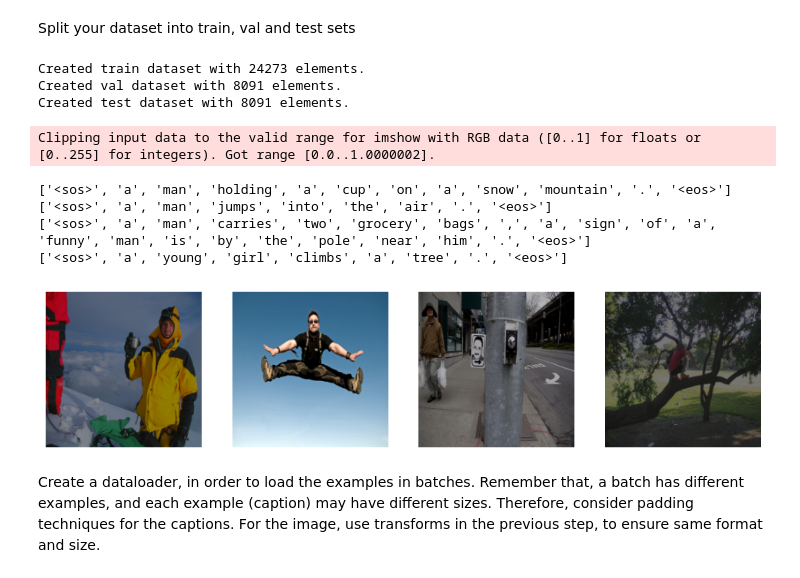
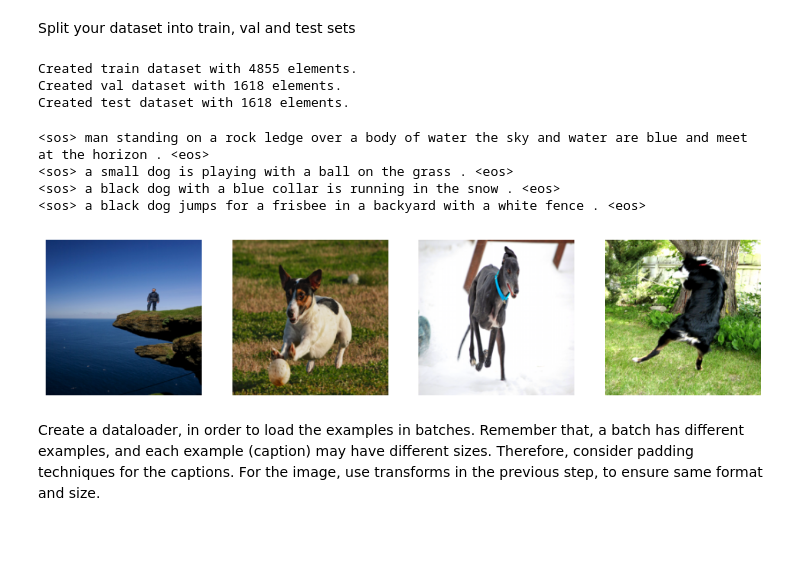
Before and after one commit to liviuflo/dnd-assignment2, a Jupyter notebook: DND_Assignment_2_24_25_1.ipynb, the cells around one changed output. Cells and saved outputs as stored; diff of their text form; code cells hidden in the pictures; blank space fills up the shorter version.

Commit message:
fix splits

```diff
--- a/DND_Assignment_2_24_25_1.ipynb
+++ b/DND_Assignment_2_24_25_1.ipynb
@@ -151,27 +146,33 @@ Loaded 40455 (image, caption) pairs.
 # %% [markdown]
 Split your dataset into train, val and test sets
 # %%
-from torch.utils.data import random_split
+import random
 
 
 class FlickrSubset(Dataset):
-    def __init__(self, data, vocab, transform=None, split="train"):
+    def __init__(self, data: dict, vocab, img_dir, transform=None, split="train"):
         self.data = data
+        self.img_names = list(self.data.keys())
         self.vocab = vocab
+        self.img_dir = img_dir
         self.transform = transform
         self.split = split
 
         print(f"Created {self.split} dataset with {len(self)} elements.")
 
     def __len__(self):
-        return len(self.data)
+        return len(self.img_names)
 
     def __getitem__(self, index):
-        img, caption = self.data[index]
+        img_name = self.img_names[index]
+        caption = random.sample(self.data[img_name], k=1)[0]
+
+        img_path = os.path.join(self.img_dir, img_name)
+        image = plt.imread(img_path)
         if self.transform:
-            img = self.transform(img)
+            image = self.transform(image)
 
-        return img, caption
+        return image, torch.tensor(caption)
 
 
 IMG_SIZE = (224, 224)
@@ -184,7 +185,7 @@ common_transforms = [
     transforms.Resize(IMG_SIZE),
     transforms.Normalize(NORM_MEAN, NORM_STD),
 ]
-train_transforms = common_transforms
+train_transforms = list(common_transforms)
 train_transforms.insert(
     2, transforms.ColorJitter(brightness=0.5, contrast=0.5, saturation=0.5)
 )
@@ -193,20 +194,25 @@ train_transform = transforms.Compose(train_transforms)
 val_test_transform = transforms.Compose(common_transforms)
 
 
-# Fix generator for reproducible results
-splits = random_split(dataset, [0.6, 0.2, 0.2], torch.Generator().manual_seed(0))
-
-train_dataset = FlickrSubset(splits[0], VOCAB, train_transform, split="train")
-val_dataset = FlickrSubset(splits[1], VOCAB, val_test_transform, split="val")
-test_dataset = FlickrSubset(splits[2], VOCAB, val_test_transform, split="test")
+train_dataset = FlickrSubset(
+    _train_data, VOCAB, IMAGES_DIR, train_transform, split="train"
+)
+val_dataset = FlickrSubset(
+    _val_data, VOCAB, IMAGES_DIR, val_test_transform, split="val"
+)
+test_dataset = FlickrSubset(
+    _test_data, VOCAB, IMAGES_DIR, val_test_transform, split="test"
+)
 # %% [output]
-Created train dataset with 24273 elements.
-Created val dataset with 8091 elements.
-Created test dataset with 8091 elements.
+Created train dataset with 4855 elements.
+Created val dataset with 1618 elements.
+Created test dataset with 1618 elements.
 # %%
 import random
 
 import numpy as np
+
+random.seed(0)
 
 
 def denormalize(tensor, mean=NORM_MEAN, std=NORM_STD):
@@ -225,41 +231,42 @@ def denormalize(tensor, mean=NORM_MEAN, std=NORM_STD):
     if not isinstance(mean, (list, tuple)):
         mean = [mean]
     if not isinstance(std, (list, tuple)):
         std = [std]
 
     mean = torch.tensor(mean).view(-1, 1, 1)
     std = torch.tensor(std).view(-1, 1, 1)
 
     return tensor * std + mean
 
 
 def decode_caption(caption: torch.Tensor, vocab: torchtext.vocab.Vocab):
     words = [vocab.get_itos()[token] for token in caption.tolist()]
-    return words
+    return " ".join(words)
 
 
 def visualize_dataset(ds: Dataset, wanted_images=4):
     f, axs = plt.subplots(1, wanted_images)
     f.set_figwidth(3 * wanted_images)
     sample_ids = random.sample(list(range(len(ds))), k=wanted_images)
     for i, sample_id in enumerate(sample_ids):
         image_tensor, caption = ds[sample_id]
         image = denormalize(image_tensor).numpy()
         image = np.transpose(image, (1, 2, 0))
         image[image > 1] = 1
+        text = decode_caption(caption, ds.vocab)
+        print(text)
+
         axs[i].imshow(image)
         axs[i].axis("off")
-        print(decode_caption(caption, ds.vocab))
 
 
 visualize_dataset(train_dataset)
 # %% [output]
-Clipping input data to the valid range for imshow with RGB data ([0..1] for floats or [0..255] for integers). Got range [0.0..1.0000002].
+<sos> man standing on a rock ledge over a body of water the sky and water are blue and meet at the horizon . <eos>
+<sos> a small dog is playing with a ball on the grass . <eos>
+<sos> a black dog with a blue collar is running in the snow . <eos>
+<sos> a black dog jumps for a frisbee in a backyard with a white fence . <eos>
-['<sos>', 'a', 'man', 'holding', 'a', 'cup', 'on', 'a', 'snow', 'mountain', '.', '<eos>']
-['<sos>', 'a', 'man', 'jumps', 'into', 'the', 'air', '.', '<eos>']
-['<sos>', 'a', 'man', 'carries', 'two', 'grocery', 'bags', ',', 'a', 'sign', 'of', 'a', 'funny', 'man', 'is', 'by', 'the', 'pole', 'near', 'him', '.', '<eos>']
-['<sos>', 'a', 'young', 'girl', 'climbs', 'a', 'tree', '.', '<eos>']
-[figure, old version]
+[figure, new version]
 # %% [markdown]
 Create a dataloader, in order to load the examples in batches. Remember that, a batch has different examples, and each example (caption) may have different sizes. Therefore, consider padding techniques for the captions. For the image, use transforms in the previous step, to ensure same format and size.
 # %%
```
Also changed, not shown: parts of 1 cell of this notebook.
